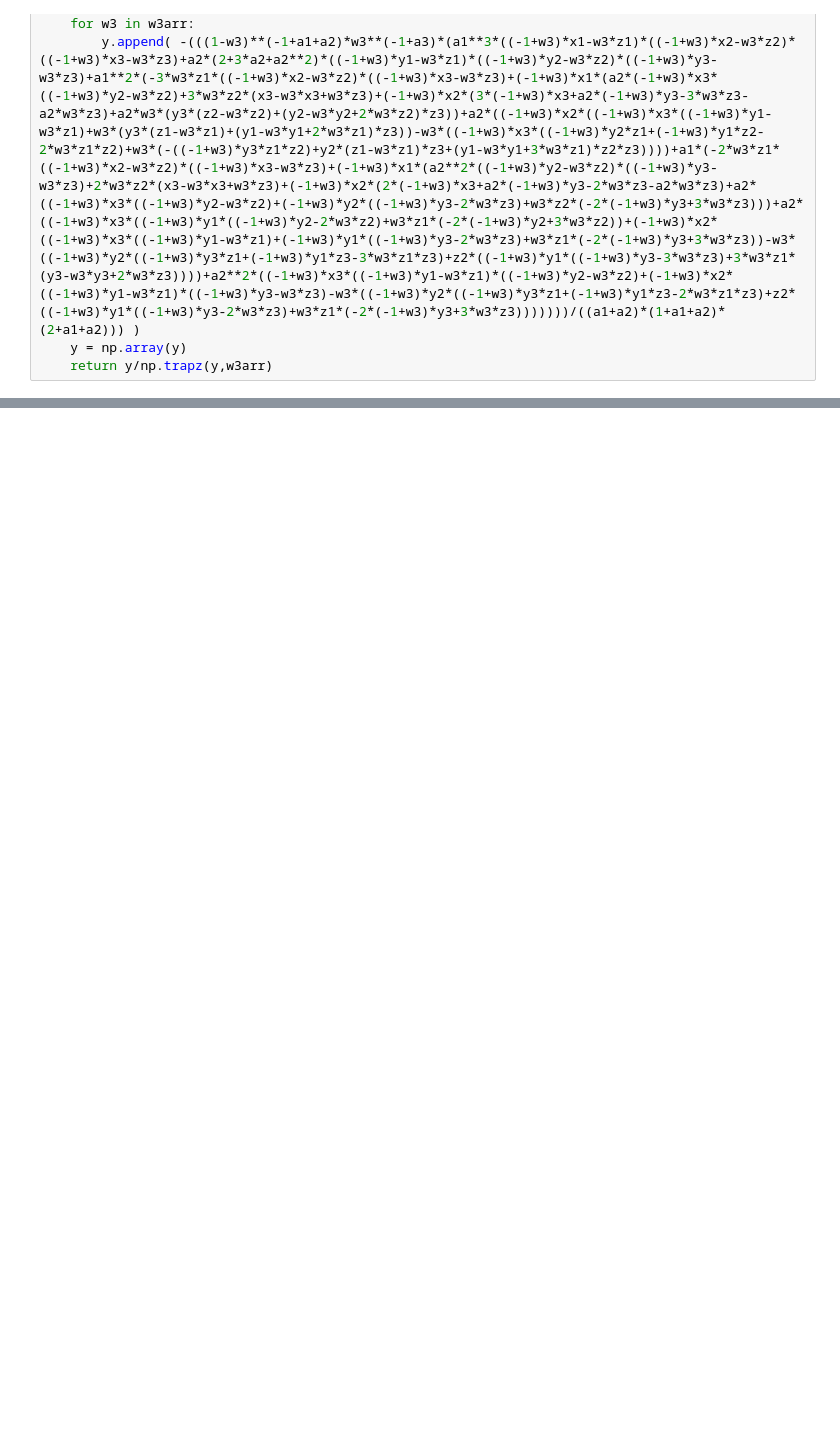
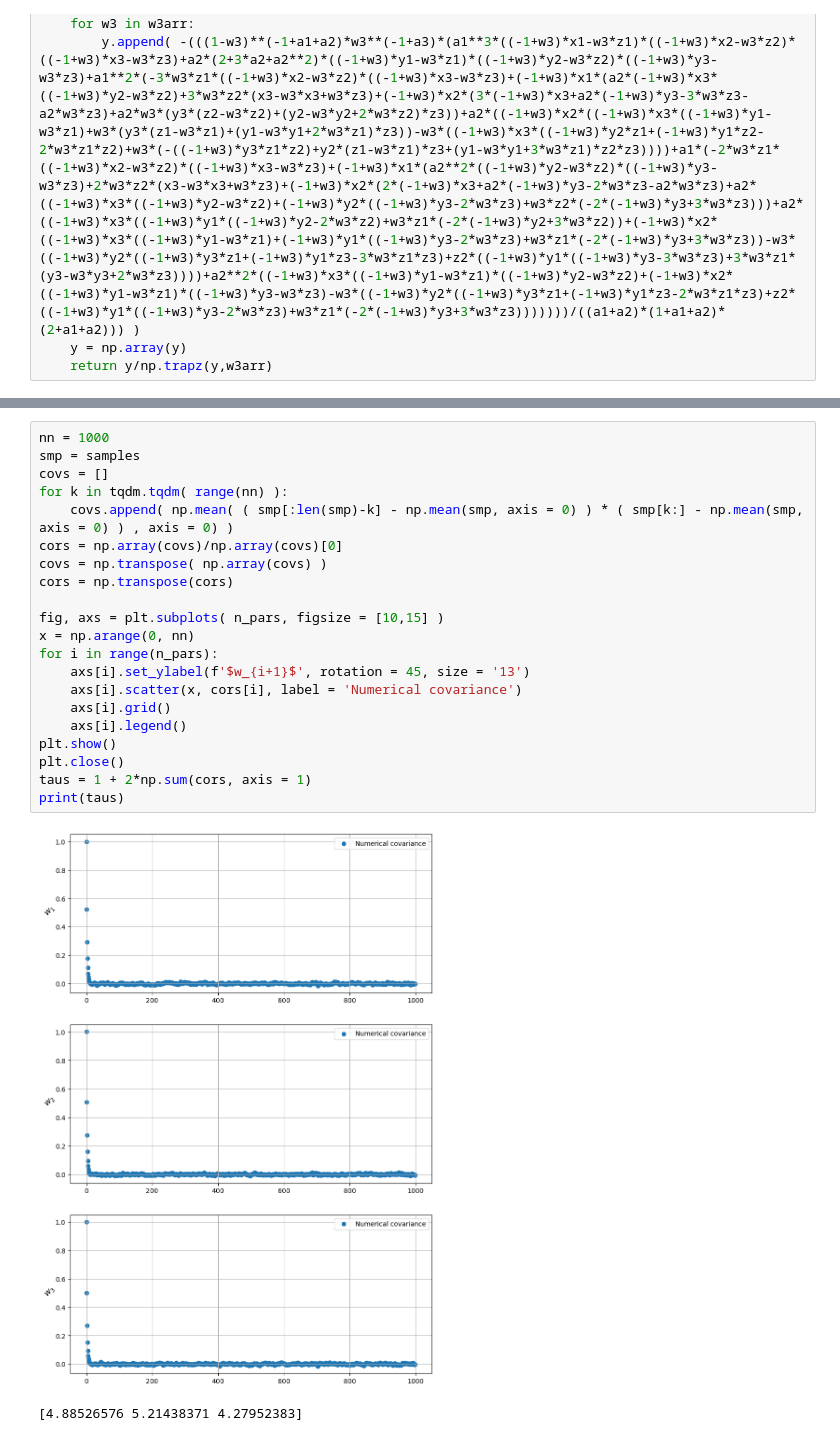
Before and after one commit to marcgrillo/dirichlet, a Jupyter notebook: notebook2.ipynb, the cells around one changed output, grey strips where cells are left out. Saved outputs shown, nothing was run; the diff lists cells and outputs as text; blank space fills up the shorter version.

```diff
--- a/notebook2.ipynb
+++ b/notebook2.ipynb
@@ -187,0 +220,24 @@ plt.close()
+# %%
+nn = 1000
+smp = samples
+covs = []
+for k in tqdm.tqdm( range(nn) ):
+    covs.append( np.mean( ( smp[:len(smp)-k] - np.mean(smp, axis = 0) ) * ( smp[k:] - np.mean(smp, axis = 0) ) , axis = 0) )
+cors = np.array(covs)/np.array(covs)[0]
+covs = np.transpose( np.array(covs) )
+cors = np.transpose(cors)
+
+fig, axs = plt.subplots( n_pars, figsize = [10,15] )
+x = np.arange(0, nn)
+for i in range(n_pars):
+    axs[i].set_ylabel(f'$w_{i+1}$', rotation = 45, size = '13')
+    axs[i].scatter(x, cors[i], label = 'Numerical covariance')
+    axs[i].grid()
+    axs[i].legend()
+plt.show()
+plt.close()
+taus = 1 + 2*np.sum(cors, axis = 1)
+print(taus)
+# %% [output]
+[figure, added]
+[4.88526576 5.21438371 4.27952383]
```
Also changed, not shown: parts of 6 cells of this notebook, 5 other files.
